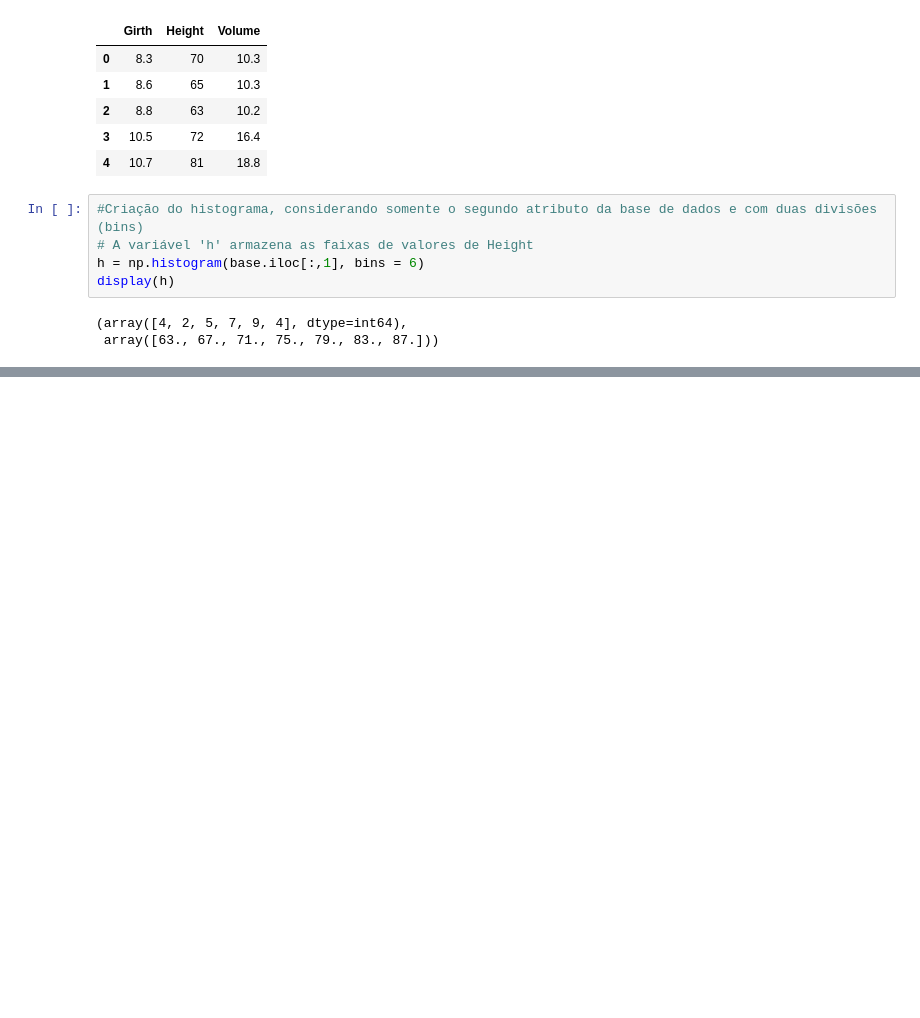
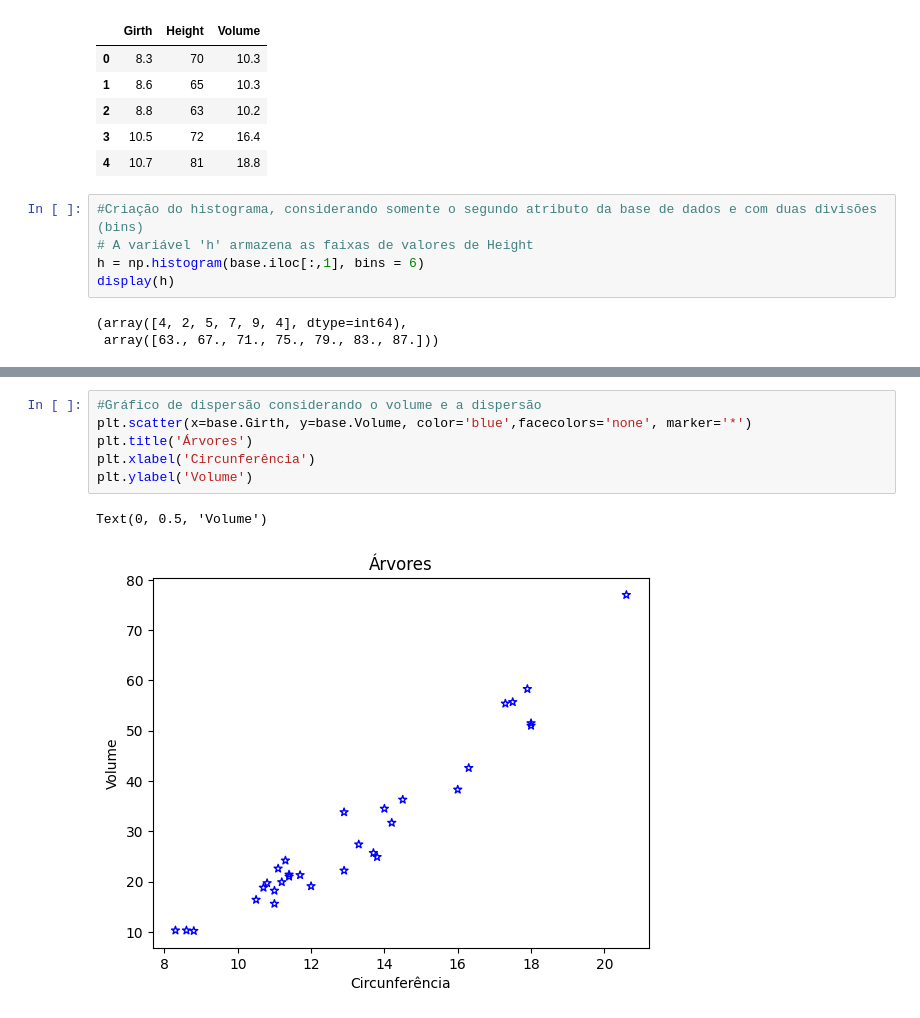
Before and after one commit to Rhuan-Messias/Python_Study, a Jupyter notebook: F_Data_Science/notebook_3/notebook_3.ipynb, the cells around one changed output, grey strips where cells are left out. Cells and saved outputs as stored; diff of their text form; blank space fills up the shorter version.

```diff
--- a/F_Data_Science/notebook_3/notebook_3.ipynb
+++ b/F_Data_Science/notebook_3/notebook_3.ipynb
@@ -53,0 +54,9 @@ srn.histplot(base.iloc[:,1],kde=True, bins=6, color='blue').set(title='Árvores'
+# %%
+#Gráfico de dispersão considerando o volume e a dispersão
+plt.scatter(x=base.Girth, y=base.Volume, color='blue',facecolors='none', marker='*')
+plt.title('Árvores')
+plt.xlabel('Circunferência')
+plt.ylabel('Volume')
+# %% [output]
+Text(0, 0.5, 'Volume')
+[figure, added]
```
Also changed, not shown: parts of 42 cells of this notebook.
